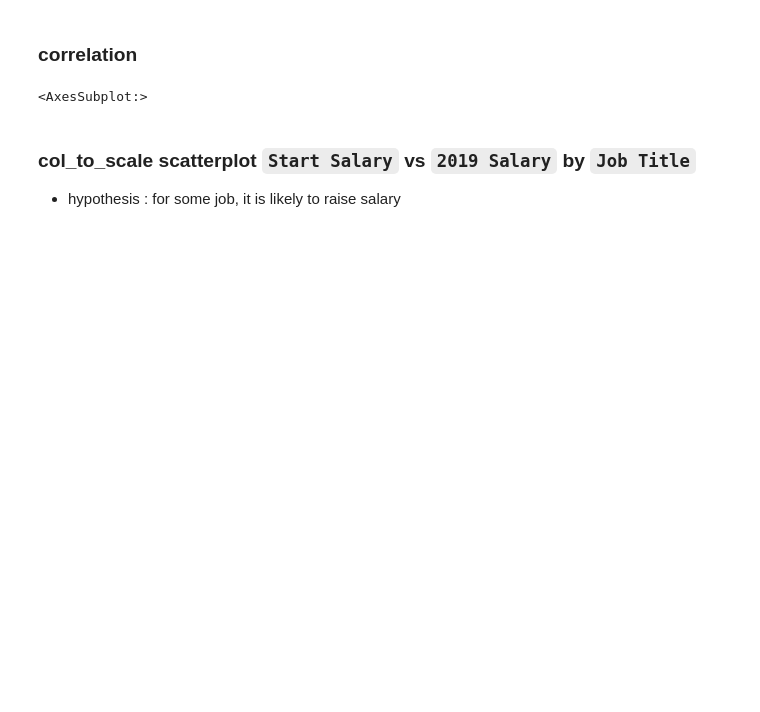
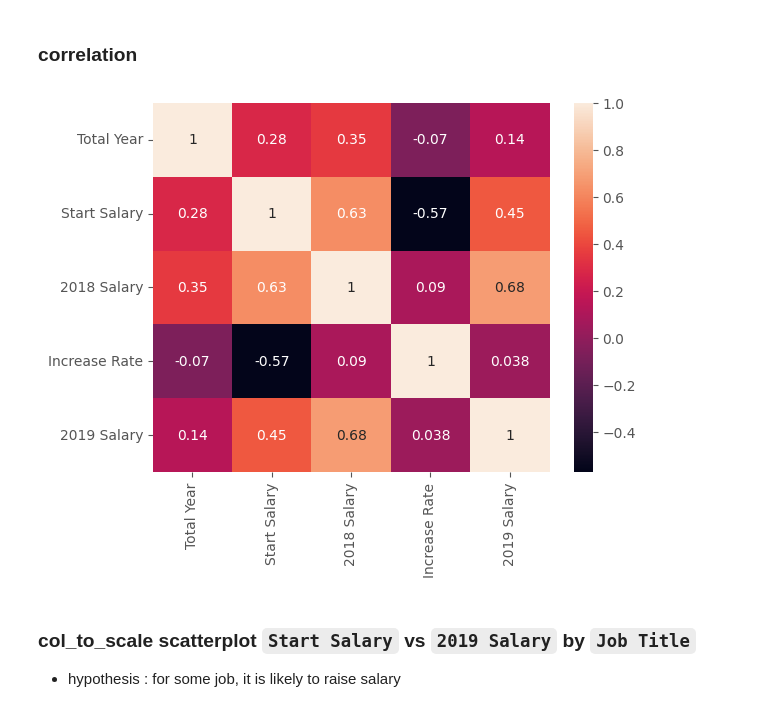
Before and after one commit to Pornpanthongdee/Capstone_project, a Jupyter notebook: salary_predict_update.ipynb, the cells around one changed output. Saved outputs shown, nothing was run; the diff lists cells and outputs as text; code cells hidden in the pictures; blank space fills up the shorter version.

```diff
--- a/salary_predict_update.ipynb
+++ b/salary_predict_update.ipynb
@@ -394,8 +379,10 @@ sns.pairplot(df[numeric_cols])
 # %%
 numeric_cols = ['Total Year', 'Start Salary','2018 Salary','Increase Rate', '2019 Salary']
 sns.heatmap(df[numeric_cols].corr(), annot=True)
+sns.color_palette("hls", 8)
+plt.show();
 # %% [output]
-<AxesSubplot:>
+[figure, added]
 # %% [markdown]
 ### col_to_scale scatterplot `Start Salary` vs `2019 Salary` by `Job Title`
 
```
Also changed, not shown: parts of 162 cells of this notebook, 2 other files.
